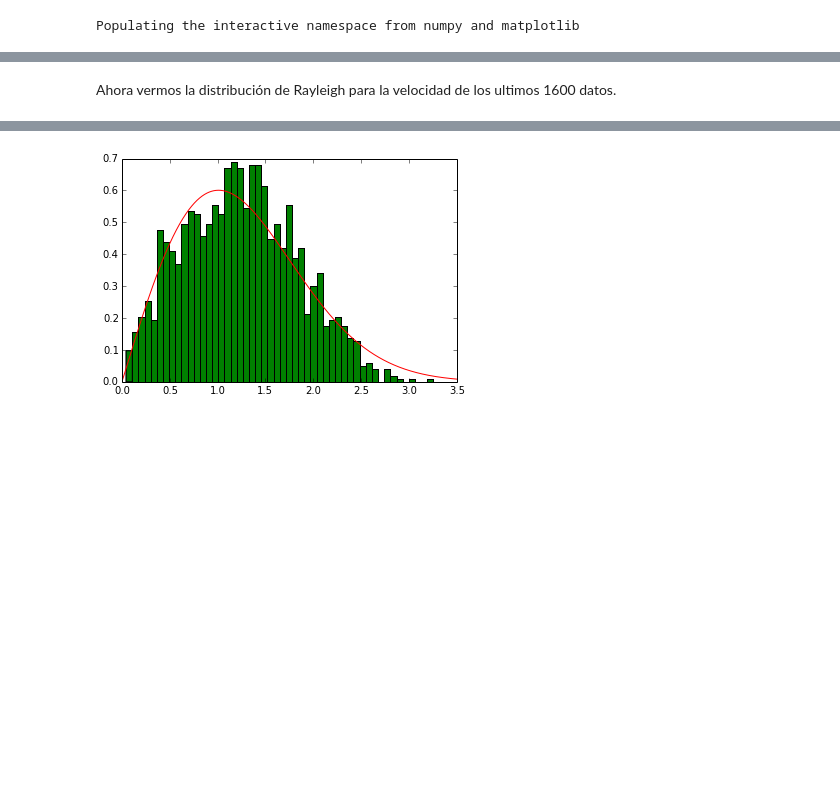
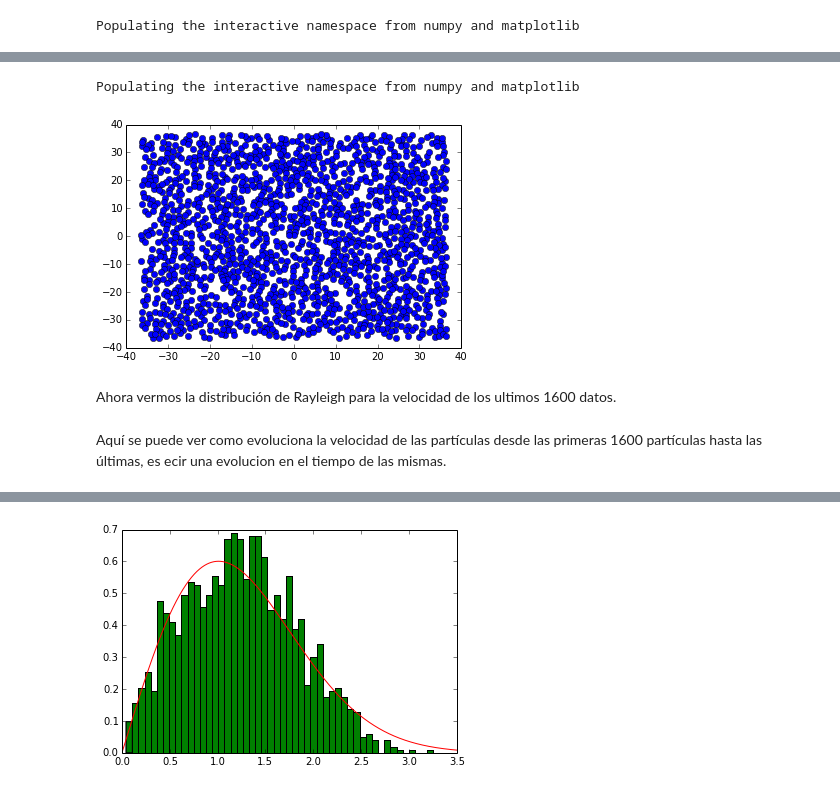
Before and after one commit to juannnesss/MC, a Jupyter notebook: Tareas/HW3/Rayleigh.ipynb, the cells around one changed output, grey strips where cells are left out. Saved outputs shown, nothing was run; the diff lists cells and outputs as text; code cells hidden in the pictures; blank space fills up the shorter version.

```diff
--- a/Tareas/HW3/Rayleigh.ipynb
+++ b/Tareas/HW3/Rayleigh.ipynb
@@ -83,2 +91,11 @@ Populating the interactive namespace from numpy and matplotlib
+# %%
+#Posición final de las partículas
+%pylab inline
+figure()
+plot(x[-1:-1601:-1],y[-1:-1601:-1],"o")
+show()
+# %% [output]
+Populating the interactive namespace from numpy and matplotlib
+[figure, added]
 # %% [markdown]
 Ahora vermos la distribución de Rayleigh para la velocidad de los ultimos 1600 datos.
@@ -84,0 +106,2 @@ Ahora vermos la distribución de Rayleigh para la velocidad de los ultimos 1600
+# %% [markdown]
+Aquí se puede ver como evoluciona la velocidad de las partículas desde las primeras 1600 partículas hasta las últimas, es ecir una evolucion en el tiempo de las mismas.
```
Also changed, not shown: parts of 11 cells of this notebook.
